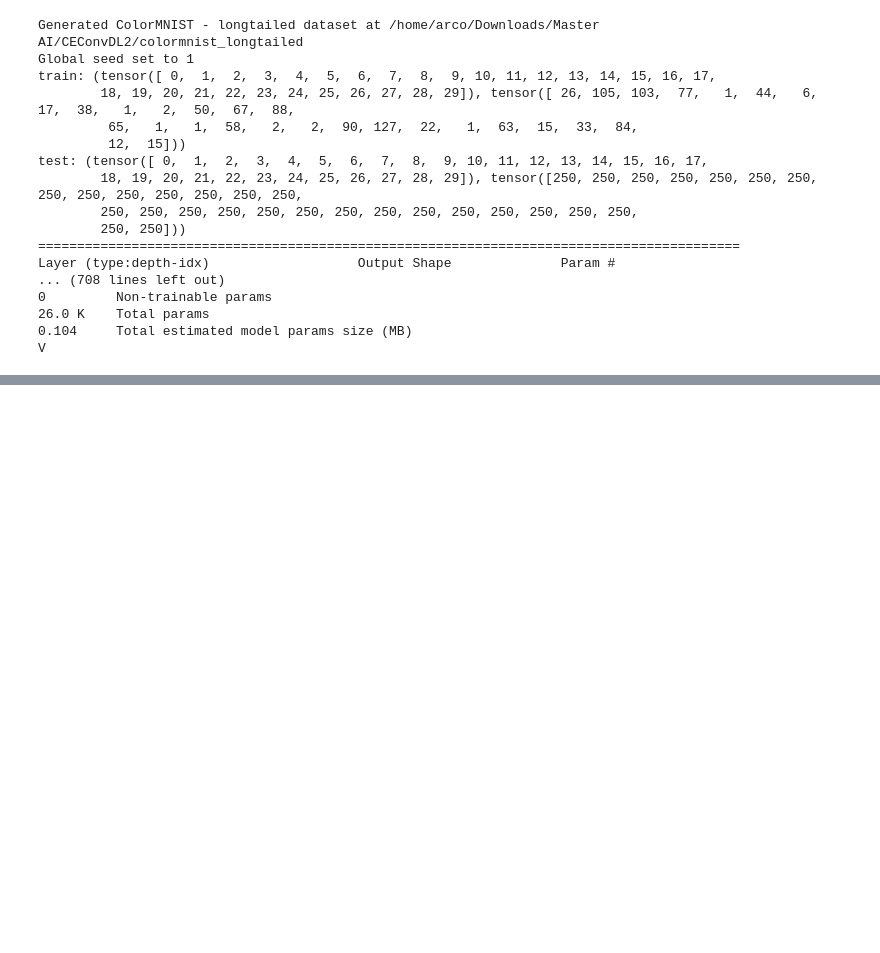
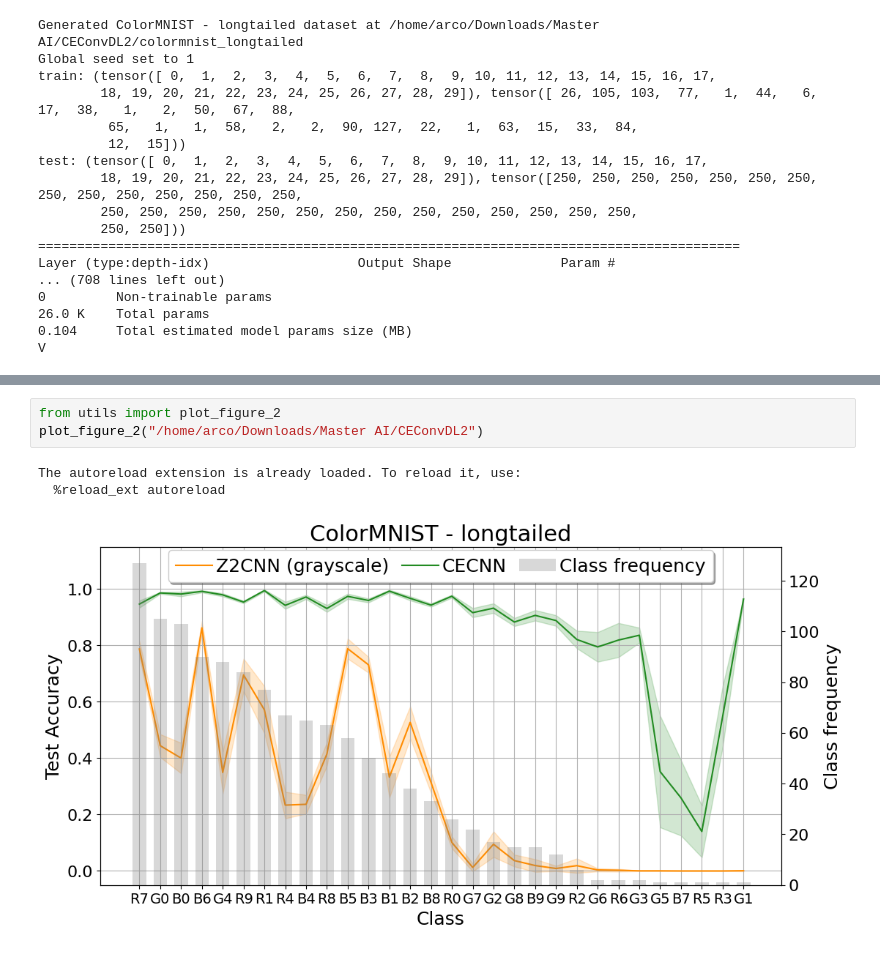
Before and after one commit to ArcovanBreda/CEConvDL2, a Jupyter notebook: CEConv/Arcos_notebook.ipynb, the cells around one changed output, grey strips where cells are left out. Cells and saved outputs as stored; diff of their text form; blank space fills up the shorter version.

```diff
--- a/CEConv/Arcos_notebook.ipynb
+++ b/CEConv/Arcos_notebook.ipynb
@@ -234,0 +34,7 @@ plot("/home/arco/Downloads/Master AI/CEConvDL2")
+# %%
+from utils import plot_figure_2
+plot_figure_2("/home/arco/Downloads/Master AI/CEConvDL2")
+# %% [output]
+The autoreload extension is already loaded. To reload it, use:
+  %reload_ext autoreload
+[figure, added]
```
Also changed, not shown: parts of 4 cells of this notebook.
